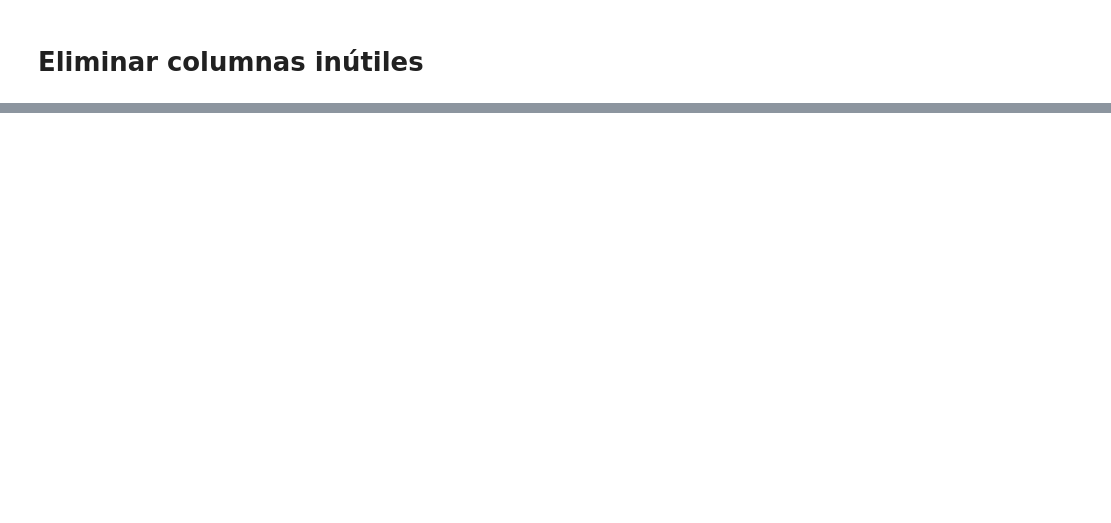
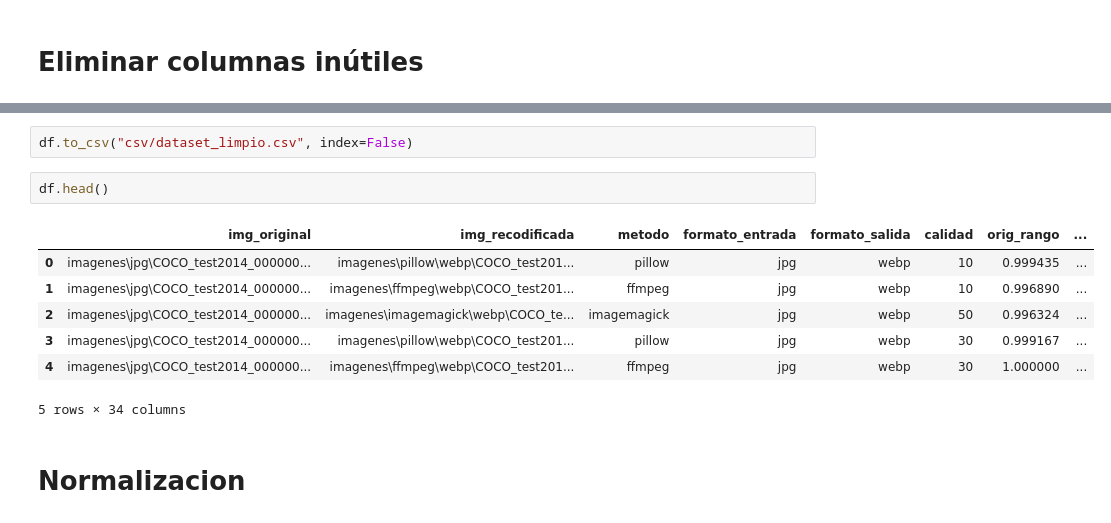
Before and after one commit to Santiago2004tt/Trabajo_Grado, a Jupyter notebook: limpiar_dataset.ipynb, the cells around one changed output, grey strips where cells are left out. Saved outputs shown, nothing was run; the diff lists cells and outputs as text; blank space fills up the shorter version.

```diff
--- a/limpiar_dataset.ipynb
+++ b/limpiar_dataset.ipynb
@@ -640,0 +910,14 @@ Features finales:
+# %%
+df.to_csv("csv/dataset_limpio.csv", index=False)
+# %%
+df.head()
+# %% [output]
+|  | img_original | img_recodificada | metodo | formato_entrada | formato_salida | calidad | orig_rango | ... |
+| 0 | imagenes\jpg\COCO_test2014_000000... | imagenes\pillow\webp\COCO_test201... | pillow | jpg | webp | 10 | 0.999435 | ... |
+| 1 | imagenes\jpg\COCO_test2014_000000... | imagenes\ffmpeg\webp\COCO_test201... | ffmpeg | jpg | webp | 10 | 0.996890 | ... |
+| 2 | imagenes\jpg\COCO_test2014_000000... | imagenes\imagemagick\webp\COCO_te... | imagemagick | jpg | webp | 50 | 0.996324 | ... |
+| 3 | imagenes\jpg\COCO_test2014_000000... | imagenes\pillow\webp\COCO_test201... | pillow | jpg | webp | 30 | 0.999167 | ... |
+| 4 | imagenes\jpg\COCO_test2014_000000... | imagenes\ffmpeg\webp\COCO_test201... | ffmpeg | jpg | webp | 30 | 1.000000 | ... |
+5 rows × 34 columns
+# %% [markdown]
+# Normalizacion
```
Also changed, not shown: parts of 71 cells of this notebook, 5 other files.
